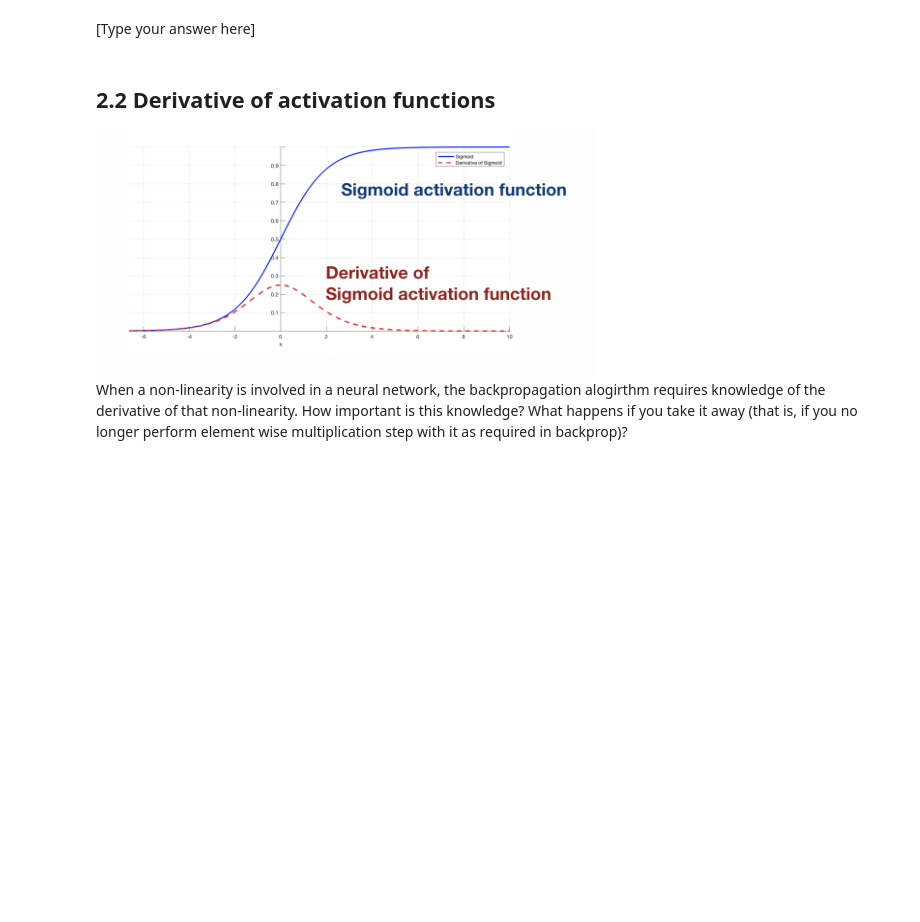
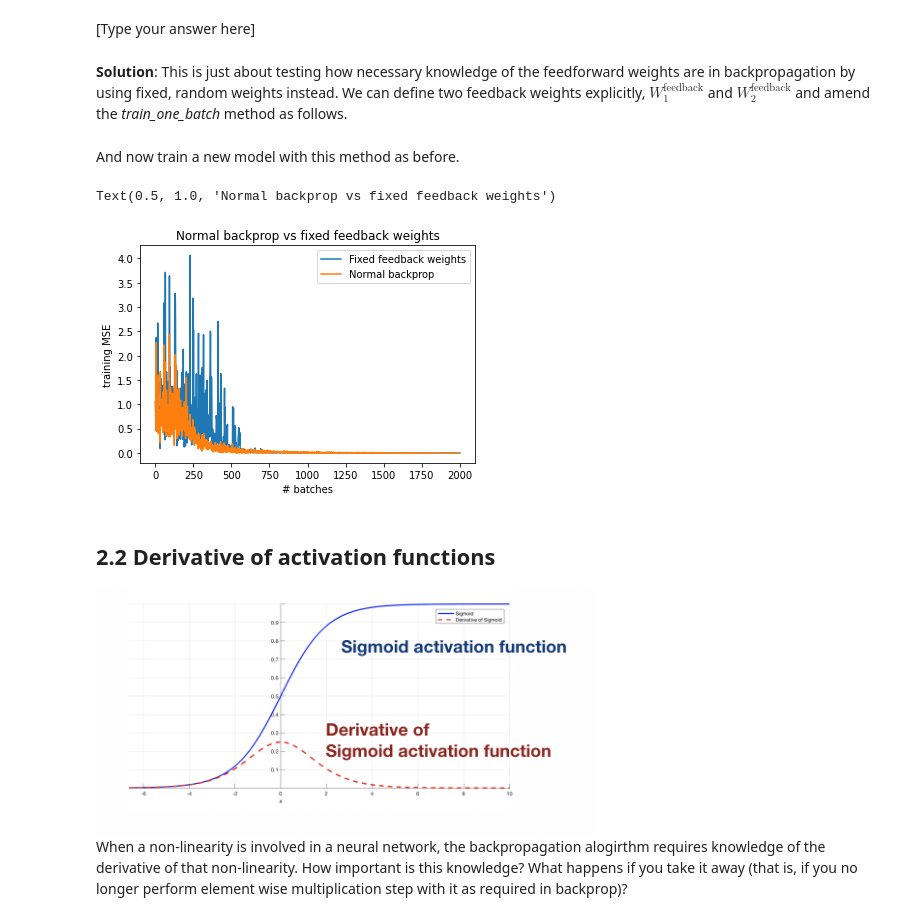
Before and after one commit to comsm0075/2020_21, a Jupyter notebook: RPC_labs/lab1/IPB_labQ1_complete.ipynb, the cells around one changed output. Drawn from its saved outputs; the diff is of its cells as text; code cells hidden in the pictures; blank space fills up the shorter version.

```diff
--- a/RPC_labs/lab1/IPB_labQ1_complete.ipynb
+++ b/RPC_labs/lab1/IPB_labQ1_complete.ipynb
@@ -413,6 +413,79 @@ We want this part to be as open as possible - any ideas or insights you have are
 In the backpropagation algorithm error signals from one layer of neurons are propagated down to the layer of neurons beneath via the transpose of their feedforward connection weight matrix (this comes from the gradient calculations for matrix multiplication as shown in the 'backpropagating gradients' section). How the backward, 'top-down' connections match perfectly to the feedforward connections is known as the weight transport problem. How important is it that these forward and backward matrices align? To test this, consider what happens when you change the backpropagation code so that the backward weights are instead random and fixed (this was actually the basis of *feedback alignment* as described [here](https://www.nature.com/articles/ncomms13276)).
 # %% [markdown]
 [Type your answer here]
+# %% [markdown]
+**Solution**: This is just about testing how necessary knowledge of the feedforward weights are in backpropagation by using fixed, random weights instead. We can define two feedback weights explicitly, $W_1^{\textrm{feedback}}$ and $W_2^{\textrm{feedback}}$ and amend the *train_one_batch* method as follows.
+# %%
+#fixed, random feedback weights
+W1_feedback = np.random.randn(input_size, hidden_size)
+W2_feedback = np.random.randn(hidden_size, output_size)
+
+def train_one_batch_fixed_feedback(nn, dataset, batch_size, lr):
+    inputs, targets = generate_batch(dataset, batch_size)
+    preds, H, Z = nn.forward(inputs)
+
+    loss = loss_mse(preds, targets)
+
+    dL_dPred = loss_deriv(preds, targets)
+    dL_dW1, dL_dW2 = backprop(W1_feedback, W2_feedback, dL_dPred, U=inputs, H=H, Z=Z) #the changed line
+
+    nn.W1 -= lr * dL_dW1
+    nn.W2 -= lr * dL_dW2
+
+    return loss
+# %% [markdown]
+And now train a new model with this method as before.
+# %%
+
+seed = 1
+batch_size = 5 #number of examples per batch
+nbatches = 2000 #number of batches used for training
+lr = 0.3 #learning rate
+
+
+#Fixed feedback weights
+np.random.seed(seed)
+nn = nn_one_layer(input_size, hidden_size, output_size) #initialise (untrained) model
+
+chosen_dataset = dataset_xor
+
+#batch_size = 5 #number of examples per batch
+#nbatches = 5000 #number of batches used for training
+#lr = 0.05 #learning rate
+
+losses = [] #training losses to record
+for i in range(nbatches):
+    loss = train_one_batch_fixed_feedback(nn, chosen_dataset, batch_size=batch_size, lr=lr)
+    losses.append(loss)
+
+h2=plt.plot(np.arange(1, nbatches+1), losses, label="Fixed feedback weights")
+
+plt.xlabel("# batches")
+plt.ylabel("training MSE")
+#plt.title("Fixed feedback weights")
+
+
+
+np.random.seed(seed)
+nn = nn_one_layer(input_size, hidden_size, output_size) #initialise (untrained) model
+
+chosen_dataset = dataset_xor
+
+
+
+losses = [] #training losses to record
+for i in range(nbatches):
+    loss = train_one_batch(nn, chosen_dataset, batch_size=batch_size, lr=lr)
+    losses.append(loss)
+
+h1=plt.plot(np.arange(1, nbatches+1), losses, label="Normal backprop")
+plt.legend()
+plt.xlabel("# batches")
+plt.ylabel("training MSE")
+plt.title("Normal backprop vs fixed feedback weights")
+# %% [output]
+Text(0.5, 1.0, 'Normal backprop vs fixed feedback weights')
+[figure, added]
 # %% [markdown]
 
 ## 2.2 Derivative of activation functions
```
Also changed, not shown: parts of 9 cells of this notebook.
